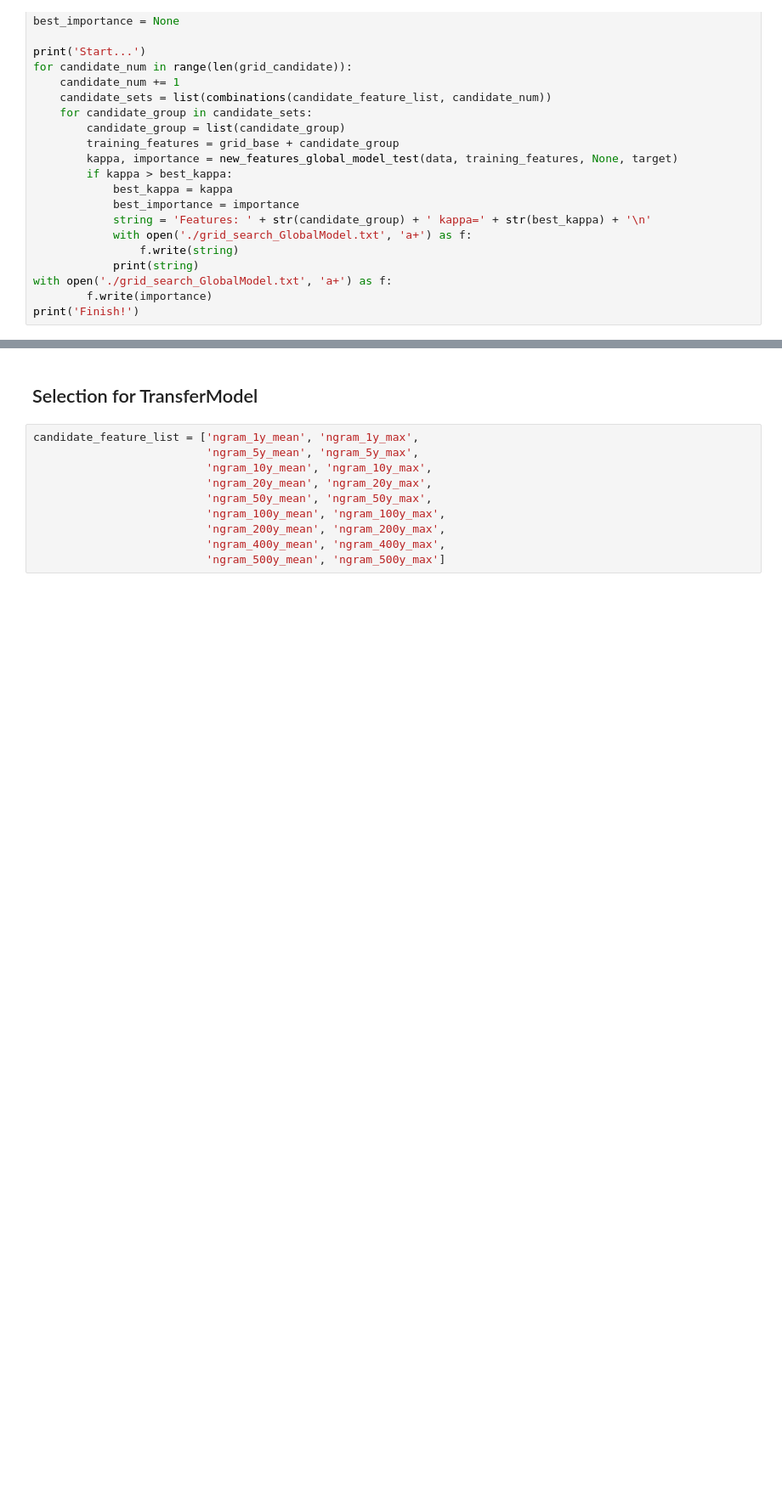
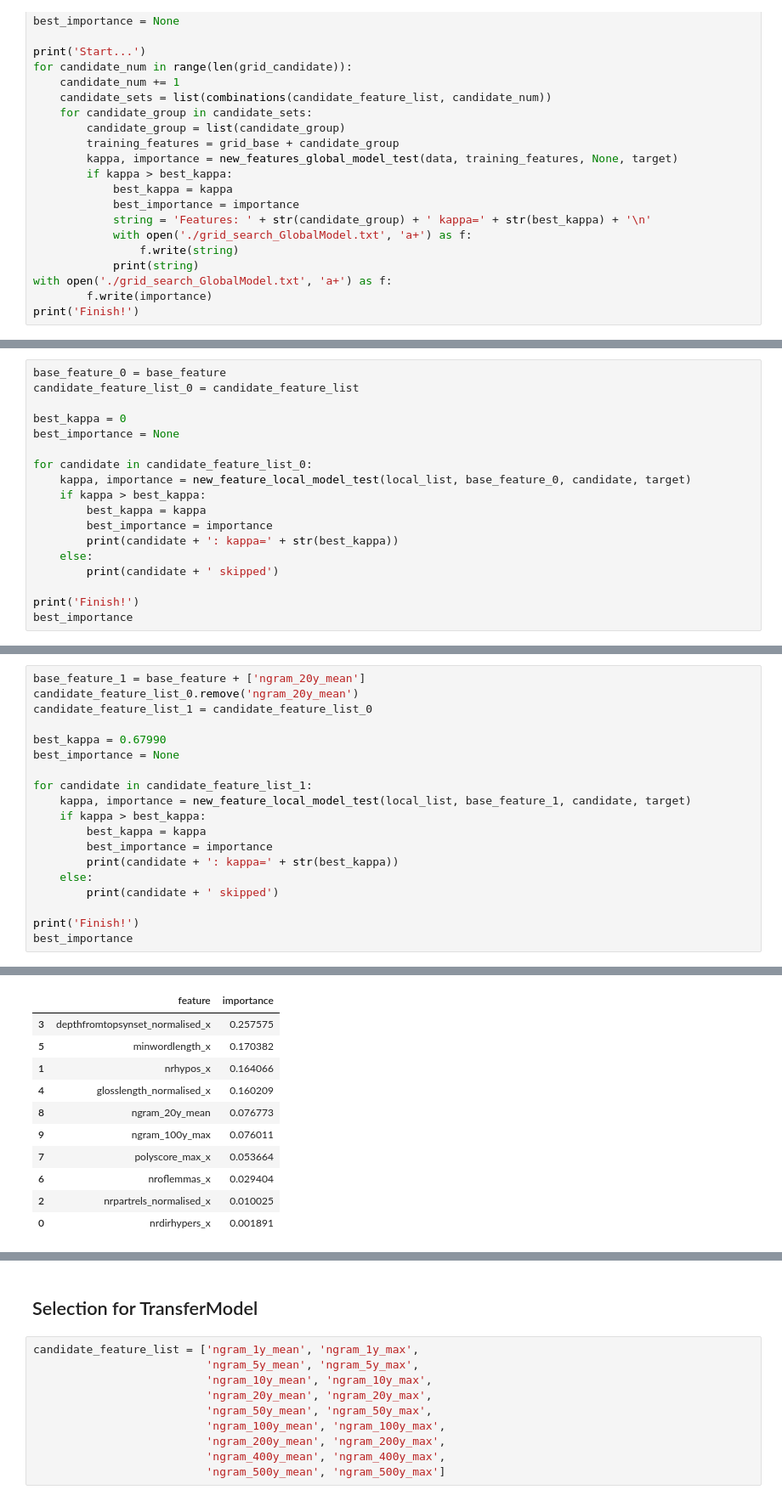
Before and after one commit to DanferWang/Basic_Level_work, a Jupyter notebook: Google_Ngrams/feature_selection.ipynb, the cells around one changed output, grey strips where cells are left out. Shown: that part at 85% size. Drawn from its saved outputs; the diff is of its cells as text; blank space fills up the shorter version.

```diff
--- a/Google_Ngrams/feature_selection.ipynb
+++ b/Google_Ngrams/feature_selection.ipynb
@@ -398,0 +474,18 @@ print('Finish!')
+# %%
+base_feature_0 = base_feature
+candidate_feature_list_0 = candidate_feature_list
+
+best_kappa = 0
+best_importance = None
+
+for candidate in candidate_feature_list_0:
+    kappa, importance = new_feature_local_model_test(local_list, base_feature_0, candidate, target)
+    if kappa > best_kappa:
+        best_kappa = kappa
+        best_importance = importance
+        print(candidate + ': kappa=' + str(best_kappa))
+    else:
+        print(candidate + ' skipped')
+
+print('Finish!')
+best_importance
@@ -398,0 +522,20 @@ print('Finish!')
+# %%
+base_feature_1 = base_feature + ['ngram_20y_mean']
+candidate_feature_list_0.remove('ngram_20y_mean')
+candidate_feature_list_1 = candidate_feature_list_0
+
+best_kappa = 0.67990
+best_importance = None
+
+for candidate in candidate_feature_list_1:
+    kappa, importance = new_feature_local_model_test(local_list, base_feature_1, candidate, target)
+    if kappa > best_kappa:
+        best_kappa = kappa
+        best_importance = importance
+        print(candidate + ': kappa=' + str(best_kappa))
+    else:
+        print(candidate + ' skipped')
+
+print('Finish!')
+best_importance
+# %% [output]
@@ -398,0 +560,11 @@ print('Finish!')
+|  | feature | importance |
+| 3 | depthfromtopsynset_normalised_x | 0.257575 |
+| 5 | minwordlength_x | 0.170382 |
+| 1 | nrhypos_x | 0.164066 |
+| 4 | glosslength_normalised_x | 0.160209 |
+| 8 | ngram_20y_mean | 0.076773 |
+| 9 | ngram_100y_max | 0.076011 |
+| 7 | polyscore_max_x | 0.053664 |
+| 6 | nroflemmas_x | 0.029404 |
+| 2 | nrpartrels_normalised_x | 0.010025 |
+| 0 | nrdirhypers_x | 0.001891 |
```
Also changed, not shown: parts of 7 cells of this notebook, 14 other files.
